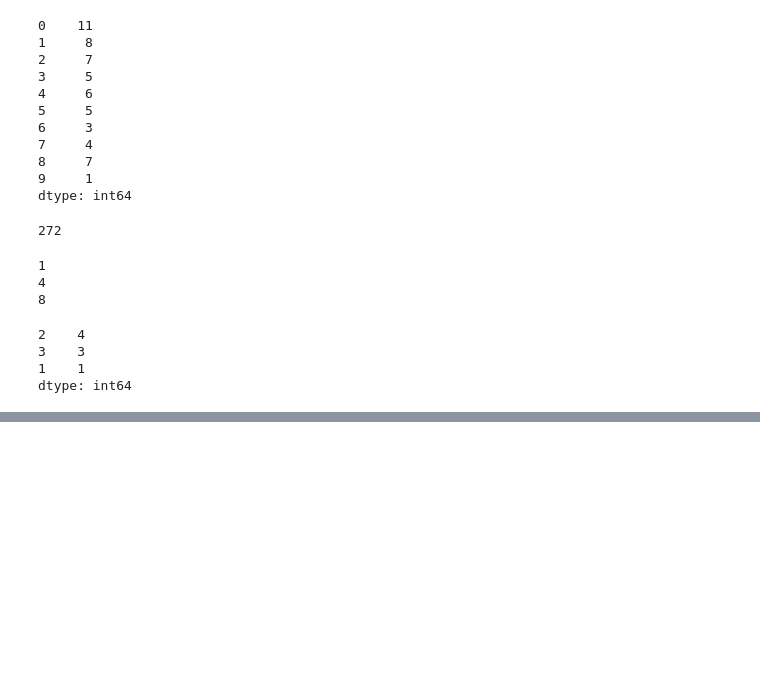
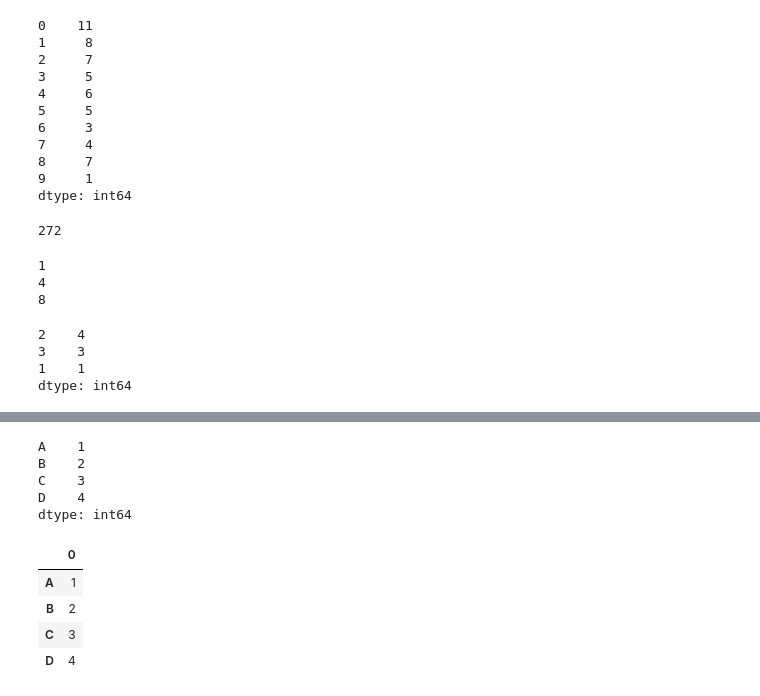
Before and after one commit to GOLISHYAMP/ML_AI, a Jupyter notebook: Jupiter_files/Pandas/HandsOn.ipynb, the cells around one changed output, grey strips where cells are left out. Drawn from its saved outputs; the diff is of its cells as text; code cells hidden in the pictures; blank space fills up the shorter version.

```diff
--- a/Jupiter_files/Pandas/HandsOn.ipynb
+++ b/Jupiter_files/Pandas/HandsOn.ipynb
@@ -654,0 +700,19 @@ dtype: int64
+# %%
+s41 = pd.Series({'A':1,'B':2,'C':3,'D':4})
+s41
+# %% [output]
+A    1
+B    2
+C    3
+D    4
+dtype: int64
+# %%
+df = pd.DataFrame(s41)
+# %%
+df
+# %% [output]
+|  | 0 |
+| A | 1 |
+| B | 2 |
+| C | 3 |
+| D | 4 |
```
Also changed, not shown: parts of 25 cells of this notebook.
